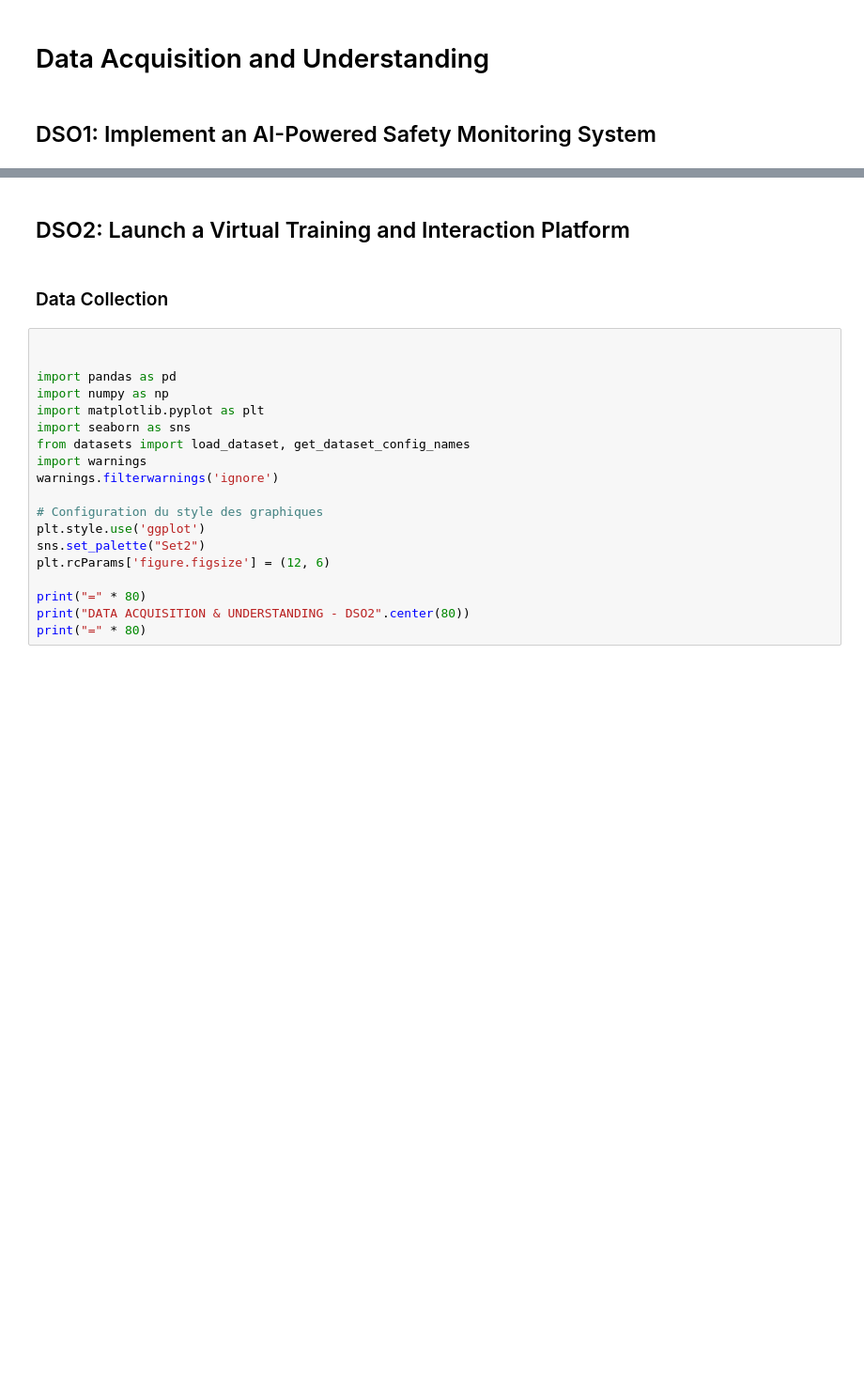
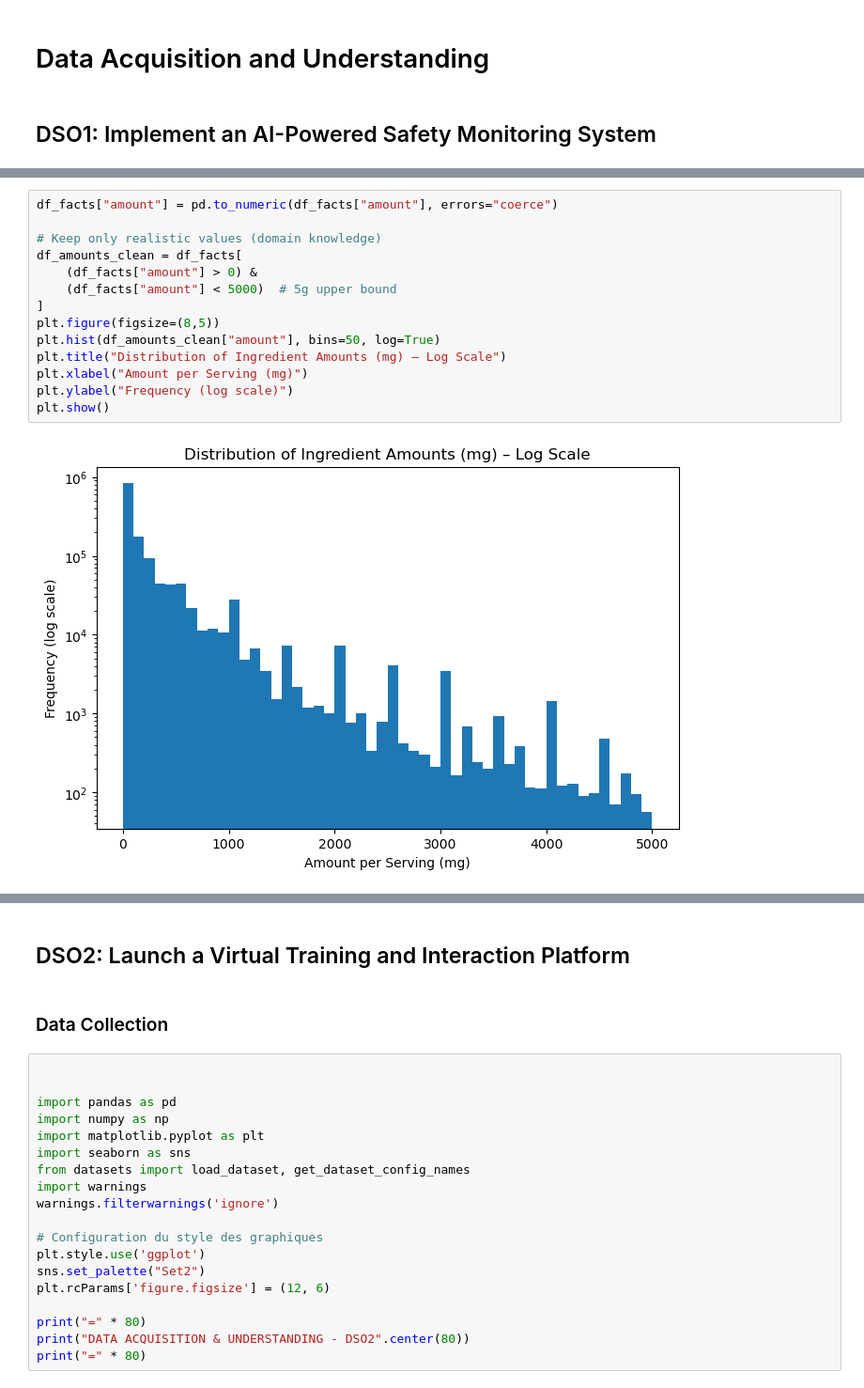
Before and after one commit to Tasnim85/Esprit-PI-4DS9-2526-ATHENAPLULSE, a Jupyter notebook: AthenaPulse.ipynb, the cells around one changed output, grey strips where cells are left out. Shown at 94% size. Saved outputs shown, nothing was run; the diff lists cells and outputs as text; blank space fills up the shorter version.

```diff
--- a/AthenaPulse.ipynb
+++ b/AthenaPulse.ipynb
@@ -50,0 +243,16 @@
+# %%
+df_facts["amount"] = pd.to_numeric(df_facts["amount"], errors="coerce")
+
+# Keep only realistic values (domain knowledge)
+df_amounts_clean = df_facts[
+    (df_facts["amount"] > 0) &
+    (df_facts["amount"] < 5000)  # 5g upper bound
+]
+plt.figure(figsize=(8,5))
+plt.hist(df_amounts_clean["amount"], bins=50, log=True)
+plt.title("Distribution of Ingredient Amounts (mg) – Log Scale")
+plt.xlabel("Amount per Serving (mg)")
+plt.ylabel("Frequency (log scale)")
+plt.show()
+# %% [output]
+[figure, added]
```
Also changed, not shown: parts of 126 cells of this notebook.
